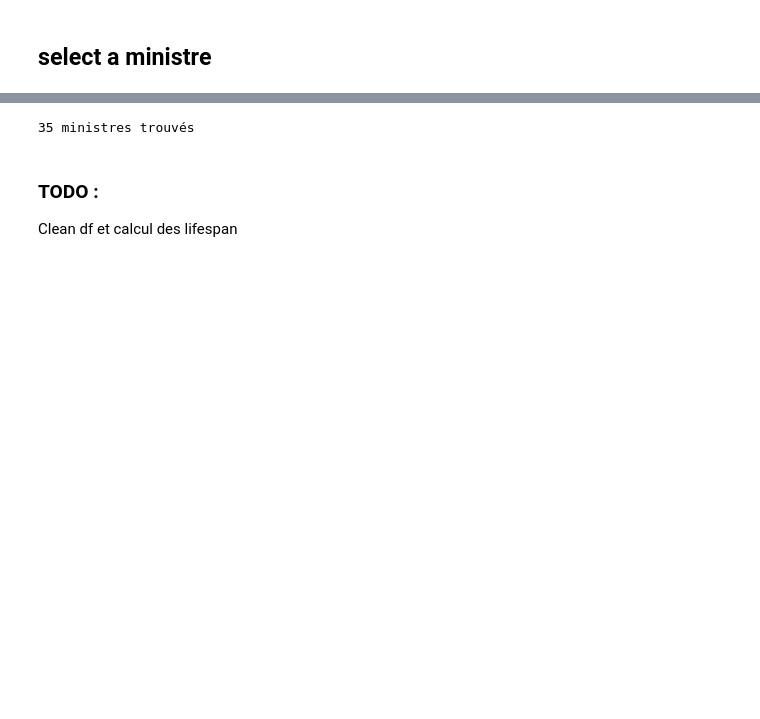
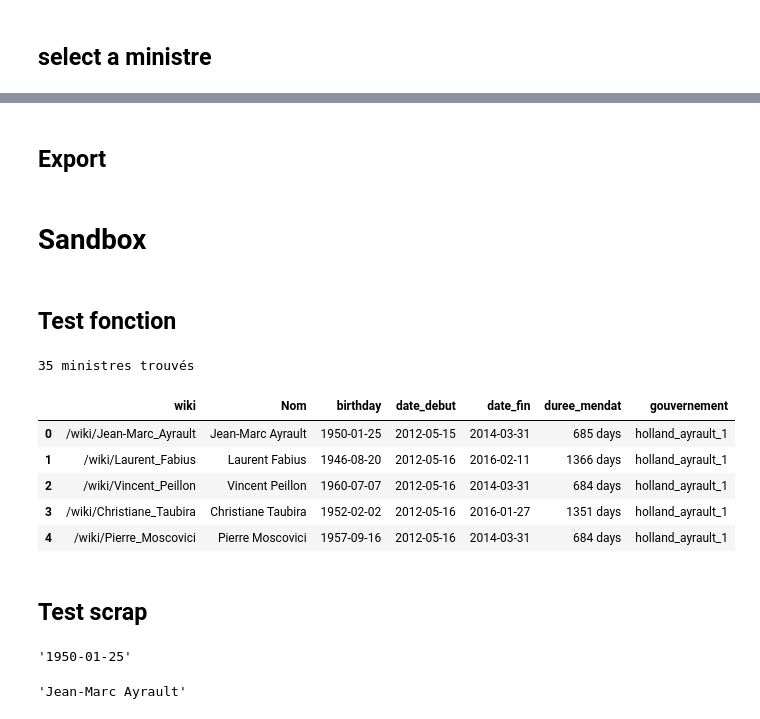
Before and after one commit to FloSugar/ScrapMyMinistres, a Jupyter notebook: ScrapMyMinistres.ipynb, the cells around one changed output, grey strips where cells are left out. Saved outputs shown, nothing was run; the diff lists cells and outputs as text; code cells hidden in the pictures; blank space fills up the shorter version.

```diff
--- a/ScrapMyMinistres.ipynb
+++ b/ScrapMyMinistres.ipynb
@@ -166,0 +234,2 @@ pas de date trouvée pour le ministre /wiki/Juliette_M%C3%A9adel
+# %% [markdown]
+## Export
@@ -167,7 +238,19 @@ pas de date trouvée pour le ministre /wiki/Juliette_M%C3%A9adel
+# %% [markdown]
+# Sandbox
+# %% [markdown]
+## Test fonction
 # %%
 df_date_holland_ayrault_1 = get_lifespan_ministres('holland_ayrault_1')
 # %% [output]
 35 ministres trouvés
-# %% [markdown]
-### TODO :
-Clean df et calcul des lifespan
+# %%
+df_date_holland_ayrault_1.head(5)
+# %% [output]
+|  | wiki | Nom | birthday | date_debut | date_fin | duree_mendat | gouvernement |
+| 0 | /wiki/Jean-Marc_Ayrault | Jean-Marc Ayrault | 1950-01-25 | 2012-05-15 | 2014-03-31 | 685 days | holland_ayrault_1 |
+| 1 | /wiki/Laurent_Fabius | Laurent Fabius | 1946-08-20 | 2012-05-16 | 2016-02-11 | 1366 days | holland_ayrault_1 |
+| 2 | /wiki/Vincent_Peillon | Vincent Peillon | 1960-07-07 | 2012-05-16 | 2014-03-31 | 684 days | holland_ayrault_1 |
+| 3 | /wiki/Christiane_Taubira | Christiane Taubira | 1952-02-02 | 2012-05-16 | 2016-01-27 | 1351 days | holland_ayrault_1 |
+| 4 | /wiki/Pierre_Moscovici | Pierre Moscovici | 1957-09-16 | 2012-05-16 | 2014-03-31 | 684 days | holland_ayrault_1 |
+# %% [markdown]
+## Test scrap
@@ -173,0 +267,10 @@ Clean df et calcul des lifespan
+# %%
+# -- date_naissance
+cells.find('time', {'class': 'nowrap date-lien bday'})['datetime']
+# %% [output]
+'1950-01-25'
+# %%
+# -- Nom
+cells.find('td', {'class': 'entete defaut'}).getText()
+# %% [output]
+'Jean-Marc Ayrault'
```
Also changed, not shown: parts of 25 cells of this notebook.
